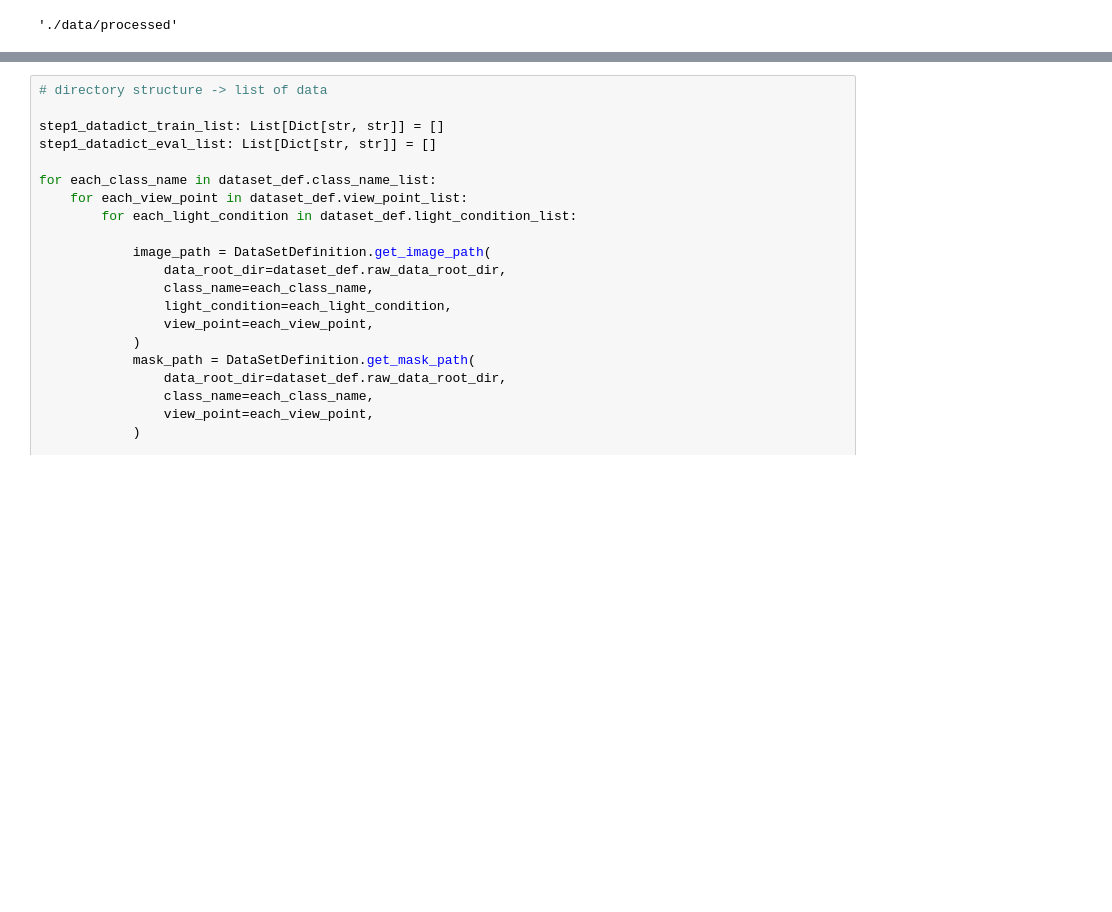
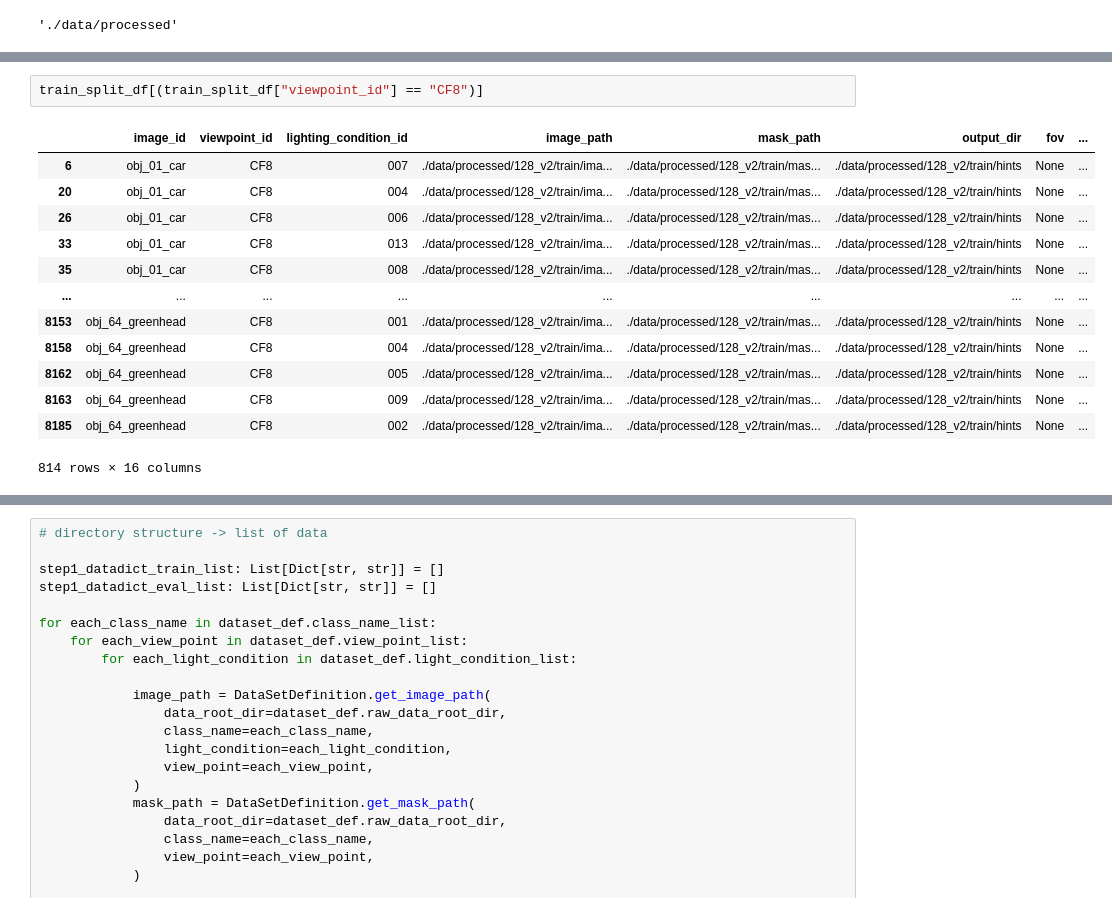
Before and after one commit to yym0329/diffusion-project, a Jupyter notebook: step_by_step.ipynb, the cells around one changed output, grey strips where cells are left out. Cells and saved outputs as stored; diff of their text form; blank space fills up the shorter version.

```diff
--- a/step_by_step.ipynb
+++ b/step_by_step.ipynb
@@ -69,0 +77,16 @@ glTF import finished in 0.25s
+# %%
+train_split_df[(train_split_df["viewpoint_id"] == "CF8")]
+# %% [output]
+|  | image_id | viewpoint_id | lighting_condition_id | image_path | mask_path | output_dir | fov | ... |
+| 6 | obj_01_car | CF8 | 007 | ./data/processed/128_v2/train/ima... | ./data/processed/128_v2/train/mas... | ./data/processed/128_v2/train/hints | None | ... |
+| 20 | obj_01_car | CF8 | 004 | ./data/processed/128_v2/train/ima... | ./data/processed/128_v2/train/mas... | ./data/processed/128_v2/train/hints | None | ... |
+| 26 | obj_01_car | CF8 | 006 | ./data/processed/128_v2/train/ima... | ./data/processed/128_v2/train/mas... | ./data/processed/128_v2/train/hints | None | ... |
+| 33 | obj_01_car | CF8 | 013 | ./data/processed/128_v2/train/ima... | ./data/processed/128_v2/train/mas... | ./data/processed/128_v2/train/hints | None | ... |
+| 35 | obj_01_car | CF8 | 008 | ./data/processed/128_v2/train/ima... | ./data/processed/128_v2/train/mas... | ./data/processed/128_v2/train/hints | None | ... |
+| ... | ... | ... | ... | ... | ... | ... | ... | ... |
+| 8153 | obj_64_greenhead | CF8 | 001 | ./data/processed/128_v2/train/ima... | ./data/processed/128_v2/train/mas... | ./data/processed/128_v2/train/hints | None | ... |
+| 8158 | obj_64_greenhead | CF8 | 004 | ./data/processed/128_v2/train/ima... | ./data/processed/128_v2/train/mas... | ./data/processed/128_v2/train/hints | None | ... |
+| 8162 | obj_64_greenhead | CF8 | 005 | ./data/processed/128_v2/train/ima... | ./data/processed/128_v2/train/mas... | ./data/processed/128_v2/train/hints | None | ... |
+| 8163 | obj_64_greenhead | CF8 | 009 | ./data/processed/128_v2/train/ima... | ./data/processed/128_v2/train/mas... | ./data/processed/128_v2/train/hints | None | ... |
+| 8185 | obj_64_greenhead | CF8 | 002 | ./data/processed/128_v2/train/ima... | ./data/processed/128_v2/train/mas... | ./data/processed/128_v2/train/hints | None | ... |
+814 rows × 16 columns
```
Also changed, not shown: parts of 16 cells of this notebook, 3 other files.
